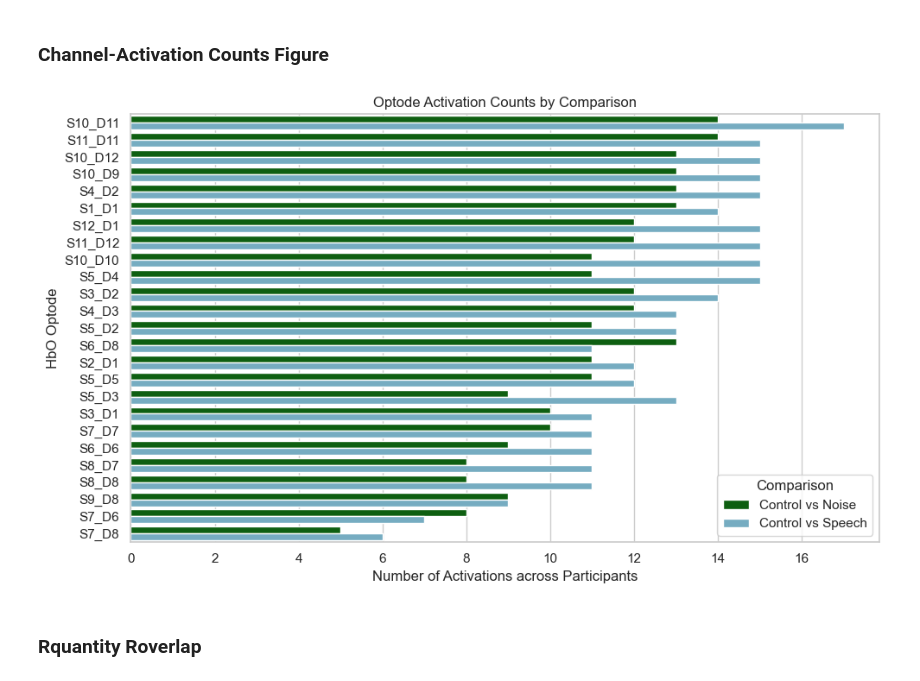
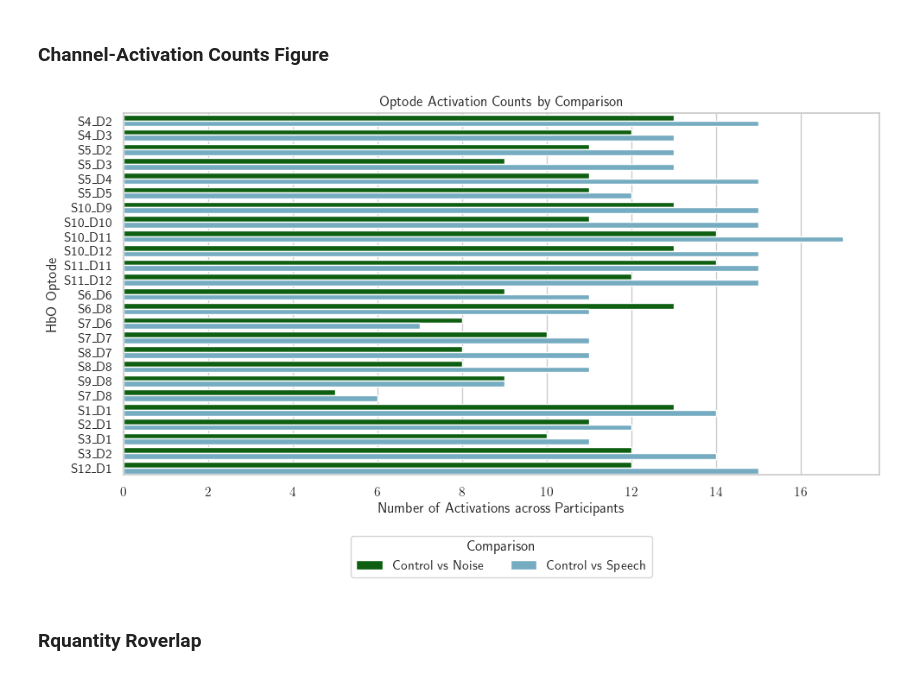
Before and after one commit to sabeca1/Master-Thesis-Sara, a Jupyter notebook: 4. WAA CLEANED CODE/final_analysis_WAA_cleaned.ipynb, the cells around one changed output. Drawn from its saved outputs; the diff is of its cells as text; code cells hidden in the pictures.

```diff
--- a/4. WAA CLEANED CODE/final_analysis_WAA_cleaned.ipynb
+++ b/4. WAA CLEANED CODE/final_analysis_WAA_cleaned.ipynb
@@ -1342,46 +1386,85 @@ Subject 02, Session 02 - Rejected 1 epochs in Noise
 # %% [markdown]
 ### Channel-Activation Counts Figure
 # %%
+# --- Enable LaTeX-style text rendering ---
+plt.rcParams.update({
+    "text.usetex": True,
+    "font.family": "serif",
+    "font.serif": ["Computer Modern Roman"],
+    "axes.labelsize": 12,
+    "font.size": 12,
+    "legend.fontsize": 10,
+    "xtick.labelsize": 10,
+    "ytick.labelsize": 10,
+})
 # Load the summary count data
 roi_counts = pd.read_csv("roi_activation_counts.csv")
 
 # Set plot style
 sns.set(style="whitegrid")
 
 # Improved pastel-but-distinct palette
 custom_palette = {
     "Control vs Noise": "#006D04",  # soft green
     "Control vs Speech": "#69B1CE"  # soft blue
 }
 
 # Sort ROIs by total count
-roi_order = (
-    roi_counts.groupby("ROI")["Count"]
-    .sum()
-    .sort_values(ascending=False)
-    .index
-)
+roi_order = [
+    "S4_D2",
+    "S4_D3",
+    "S5_D2",
+    "S5_D3",
+    "S5_D4",
+    "S5_D5",
+    "S10_D9",
+    "S10_D10",
+    "S10_D11",
+    "S10_D12",
+    "S11_D11",
+    "S11_D12",
+    "S6_D6",
+    "S6_D8",
+    "S7_D6",
+    "S7_D7",
+    "S8_D7",
+    "S8_D8",
+    "S9_D8",
+    "S7_D8",
+    "S1_D1",
+    "S2_D1",
+    "S3_D1",
+    "S3_D2",
+    "S12_D1"
+]
 
 # Create grouped barplot
 plt.figure(figsize=(10, 6))
 sns.barplot(
     data=roi_counts,
     x="Count",
     y="ROI",
     hue="Comparison",
     order=roi_order,
     palette=custom_palette
 )
 
 # Aesthetics
 plt.title("Optode Activation Counts by Comparison")
 plt.xlabel("Number of Activations across Participants")
 plt.ylabel("HbO Optode")
-plt.legend(title="Comparison")
+plt.legend(
+    title="Comparison",
+    loc="upper center",
+    bbox_to_anchor=(0.5, -0.15),
+    ncol=2,  # Number of columns in the legend
+
+)
+
 plt.tight_layout()
 plt.show()
 # %% [output]
-[figure, old version]
+[figure, new version]
 # %% [markdown]
 ### Rquantity Roverlap
 # %% [markdown]
```
Also changed, not shown: parts of 5 cells of this notebook, 1 other file.
